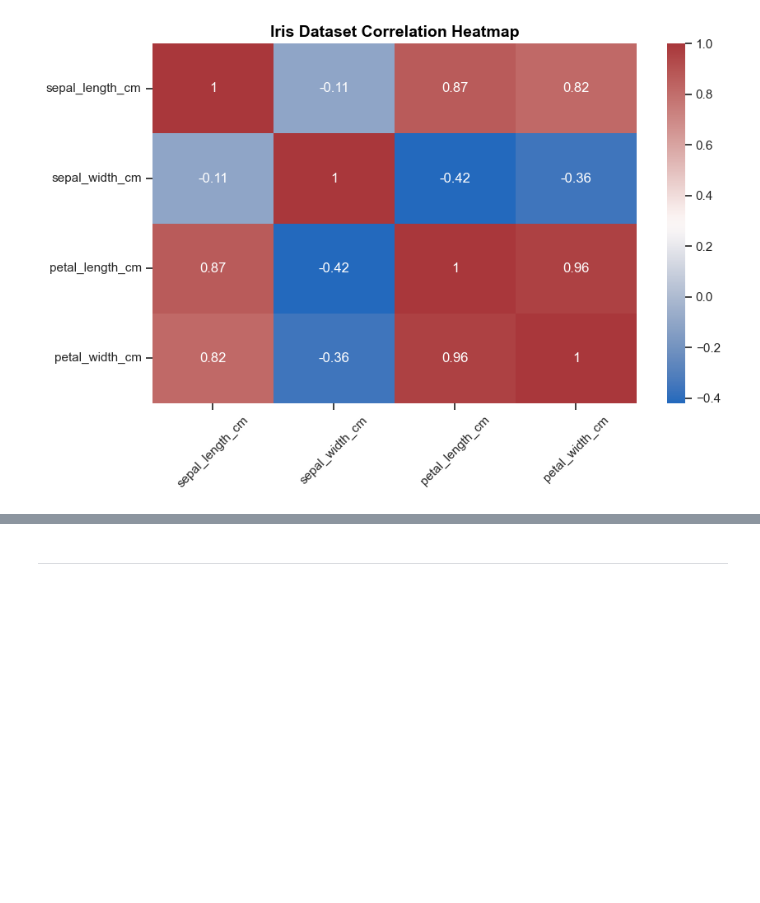
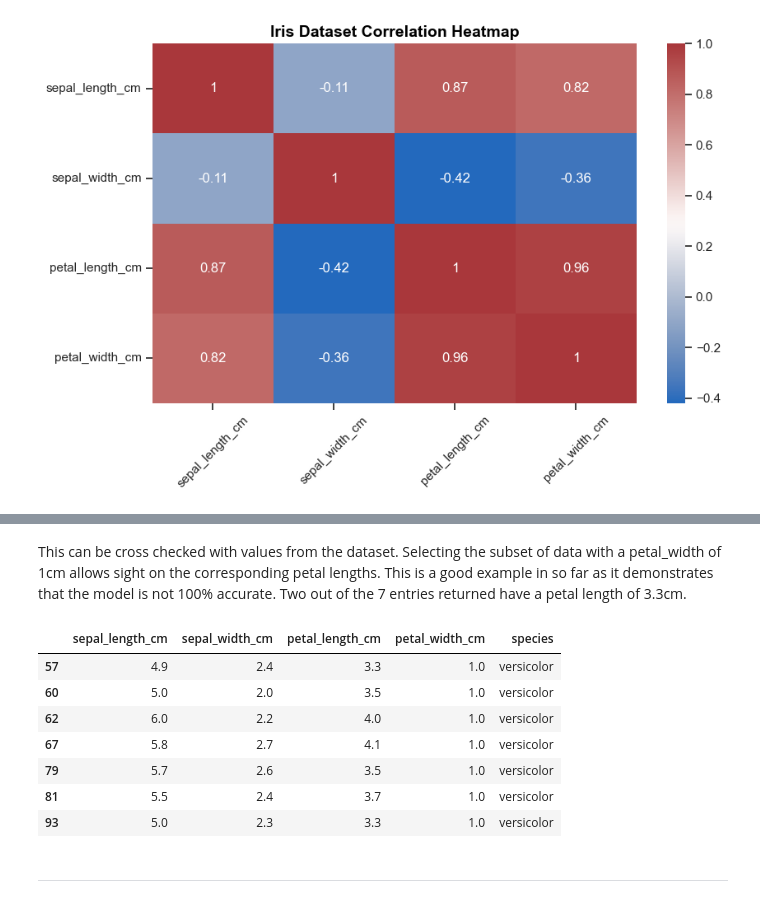
Before and after one commit to humphs078/data_analysis_fundamentals, a Jupyter notebook: project.ipynb, the cells around one changed output, grey strips where cells are left out. Saved outputs shown, nothing was run; the diff lists cells and outputs as text; code cells hidden in the pictures; blank space fills up the shorter version.

```diff
--- a/project.ipynb
+++ b/project.ipynb
@@ -585,3 +632,18 @@ plt.show()
+# %% [markdown]
+This can be cross checked with values from the dataset. Selecting the subset of data with a petal_width of 1cm allows sight on the corresponding petal lengths. This is a good example in so far as it demonstrates that the model is not 100% accurate. Two out of the 7 entries returned have a petal length of 3.3cm.
+# %%
+# identify the subset of flowers with a petal width of 1cm
+model_validate_test = iris_ds_features.loc[iris_ds_features['petal_width_cm'] == 1]
+model_validate_test
+# %% [output]
+|  | sepal_length_cm | sepal_width_cm | petal_length_cm | petal_width_cm | species |
+| 57 | 4.9 | 2.4 | 3.3 | 1.0 | versicolor |
+| 60 | 5.0 | 2.0 | 3.5 | 1.0 | versicolor |
+| 62 | 6.0 | 2.2 | 4.0 | 1.0 | versicolor |
+| 67 | 5.8 | 2.7 | 4.1 | 1.0 | versicolor |
+| 79 | 5.7 | 2.6 | 3.5 | 1.0 | versicolor |
+| 81 | 5.5 | 2.4 | 3.7 | 1.0 | versicolor |
+| 93 | 5.0 | 2.3 | 3.3 | 1.0 | versicolor |
 # %% [markdown]
 ---
 # %% [markdown]
```
Also changed, not shown: parts of 20 cells of this notebook.
